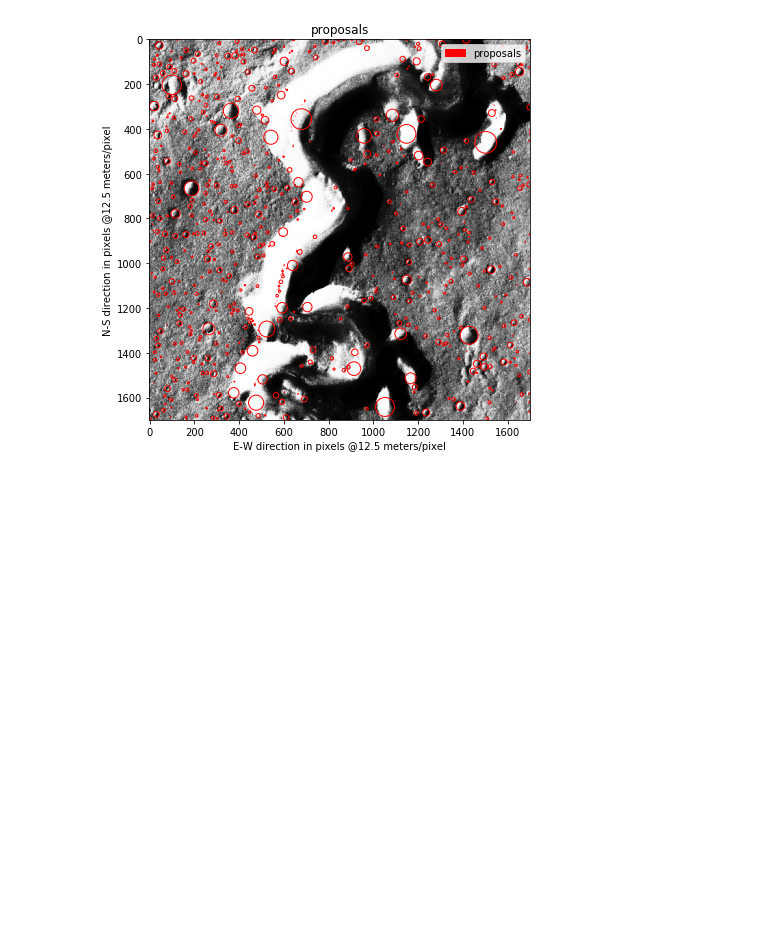
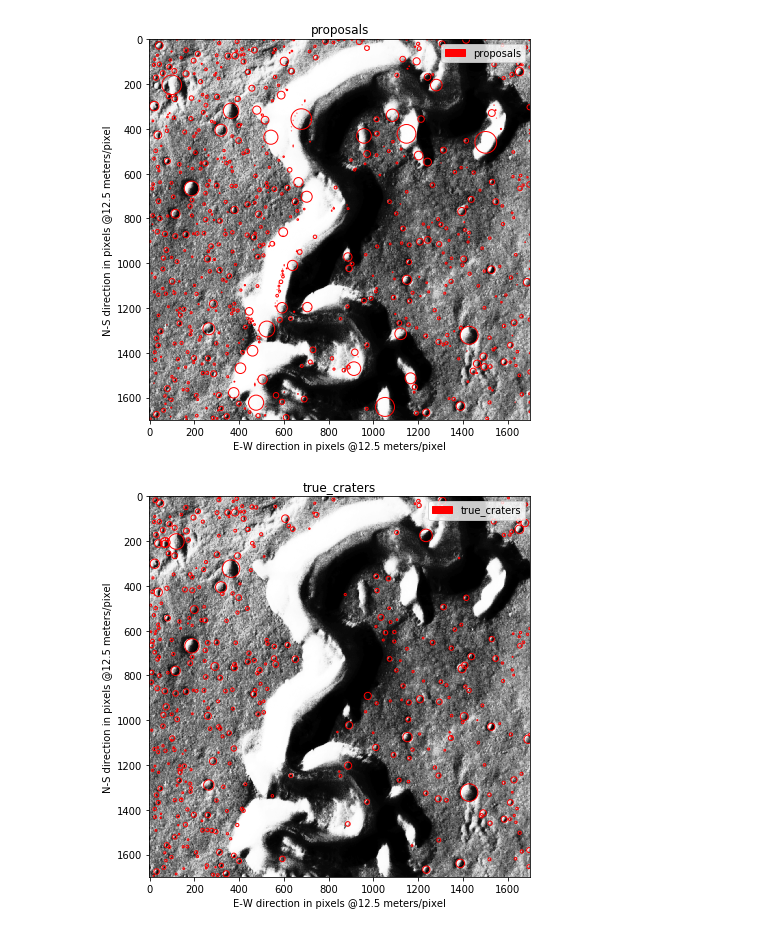
Before and after one commit to AlliedToasters/craters, a Jupyter notebook: extract_proposals.ipynb, the cells around one changed output. Cells and saved outputs as stored; diff of their text form; code cells hidden in the pictures; blank space fills up the shorter version.

```diff
--- a/extract_proposals.ipynb
+++ b/extract_proposals.ipynb
@@ -62,9 +62,17 @@ proposals = get_crater_proposals(prediction)
 Found 748 objects in image.
 # %%
 tile = tiles['2_25']
+true_craters = all_craters[all_craters.tile=='2_25']
 craters = {
     'proposals': proposals
 }
 plot_craters(tile, craters)
 # %% [output]
 [figure]
+# %%
+craters = {
+    'true_craters': true_craters.values
+}
+plot_craters(tile, craters)
+# %% [output]
+[figure, added]
```
